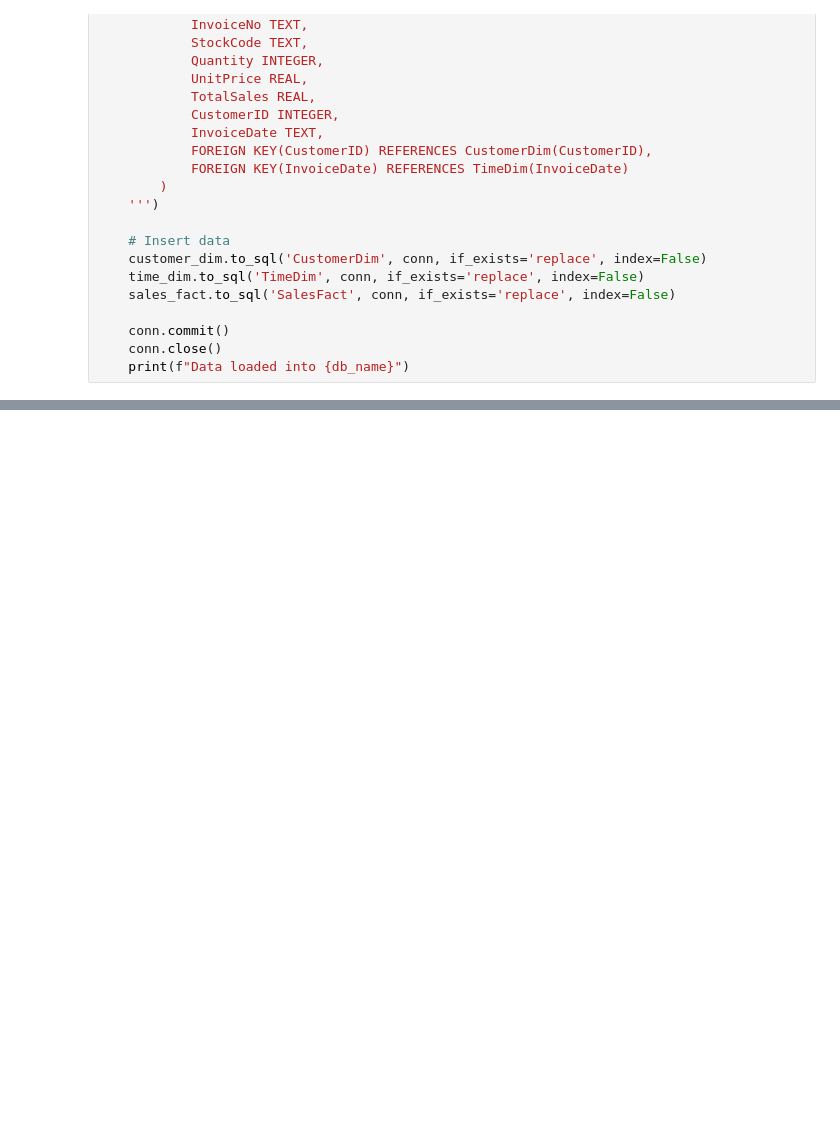
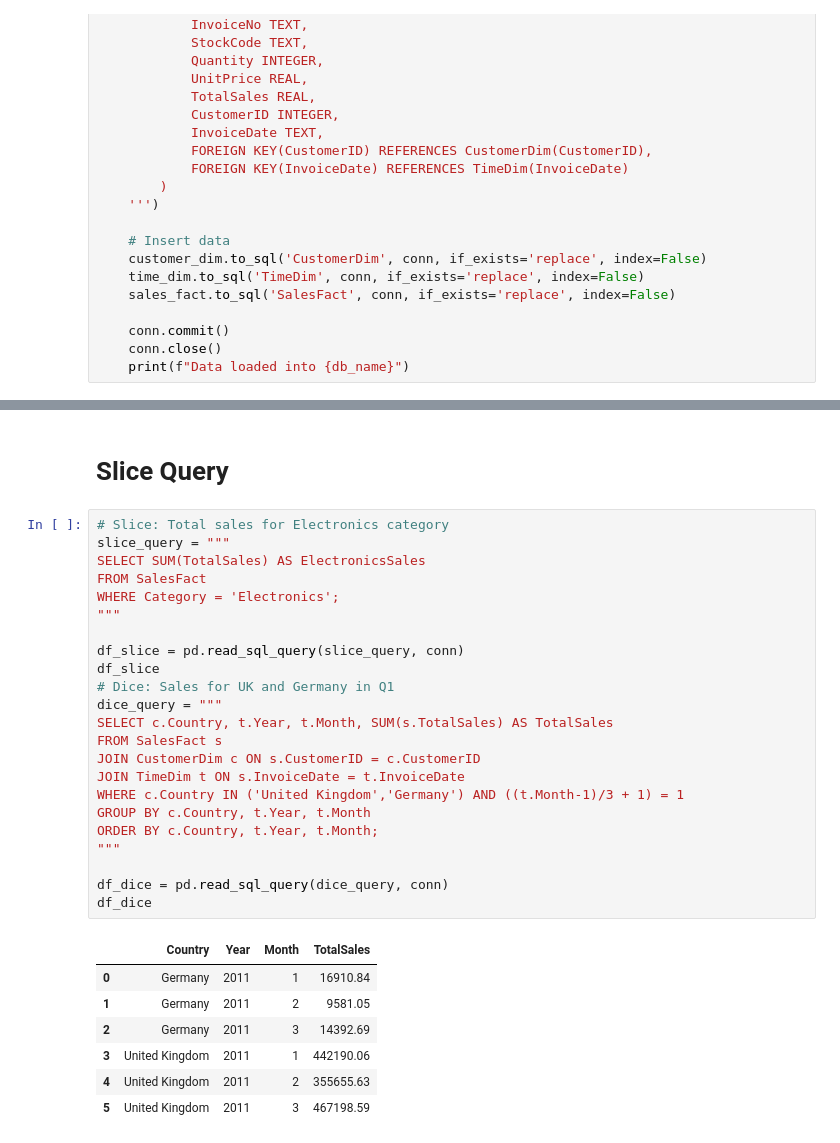
Before and after one commit to Zakishafi/DSA-2040_Practical_Exam_-Zakariya-Shafi-and-596-, a Jupyter notebook: Data_Warehousing/etl_retail.ipynb, the cells around one changed output, grey strips where cells are left out. Saved outputs shown, nothing was run; the diff lists cells and outputs as text; blank space fills up the shorter version.

```diff
--- a/Data_Warehousing/etl_retail.ipynb
+++ b/Data_Warehousing/etl_retail.ipynb
@@ -170,0 +288,33 @@ Data loaded into retail_dw.db
+# %% [markdown]
+# Slice Query
+# %%
+# Slice: Total sales for Electronics category
+slice_query = """
+SELECT SUM(TotalSales) AS ElectronicsSales
+FROM SalesFact
+WHERE Category = 'Electronics';
+"""
+
+df_slice = pd.read_sql_query(slice_query, conn)
+df_slice
+# Dice: Sales for UK and Germany in Q1
+dice_query = """
+SELECT c.Country, t.Year, t.Month, SUM(s.TotalSales) AS TotalSales
+FROM SalesFact s
+JOIN CustomerDim c ON s.CustomerID = c.CustomerID
+JOIN TimeDim t ON s.InvoiceDate = t.InvoiceDate
+WHERE c.Country IN ('United Kingdom','Germany') AND ((t.Month-1)/3 + 1) = 1
+GROUP BY c.Country, t.Year, t.Month
+ORDER BY c.Country, t.Year, t.Month;
+"""
+
+df_dice = pd.read_sql_query(dice_query, conn)
+df_dice
+# %% [output]
+|  | Country | Year | Month | TotalSales |
+| 0 | Germany | 2011 | 1 | 16910.84 |
+| 1 | Germany | 2011 | 2 | 9581.05 |
+| 2 | Germany | 2011 | 3 | 14392.69 |
+| 3 | United Kingdom | 2011 | 1 | 442190.06 |
+| 4 | United Kingdom | 2011 | 2 | 355655.63 |
+| 5 | United Kingdom | 2011 | 3 | 467198.59 |
```
Also changed, not shown: parts of 20 cells of this notebook, 2 other files.
